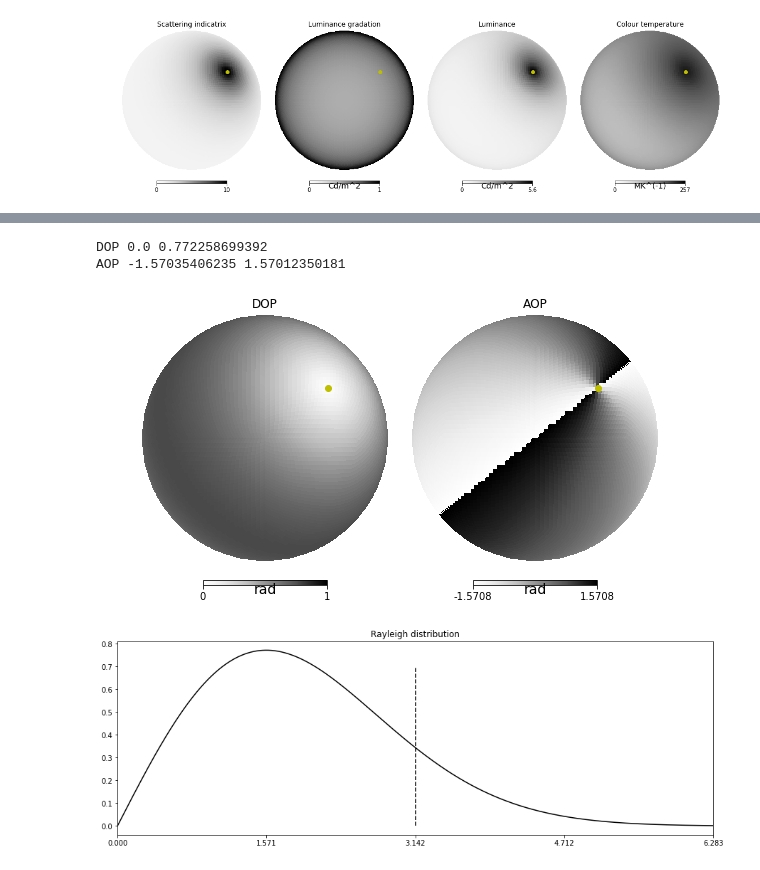
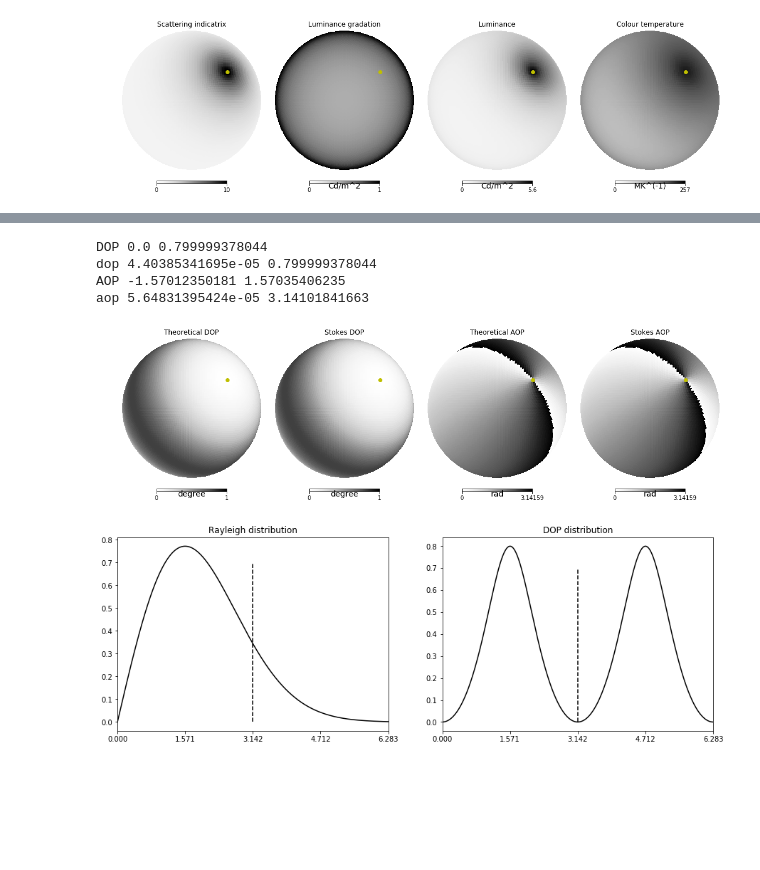
Before and after one commit to InsectRobotics/skylight, a Jupyter notebook: notebooks/polarisation.ipynb, the cells around one changed output, grey strips where cells are left out. Saved outputs shown, nothing was run; the diff lists cells and outputs as text; code cells hidden in the pictures; blank space fills up the shorter version.

Commit message:
Finalise the Stoke parameters and analyse the luminance in the parallel and perpendicular polarisation components

```diff
--- a/notebooks/polarisation.ipynb
+++ b/notebooks/polarisation.ipynb
@@ -91,34 +102,45 @@ plt.show()
 # %%
-DOP = np.zeros_like(I)
-DOP[I > 0] = np.sqrt(np.square(Q[I > 0]) + np.square(U[I > 0])) / I[I > 0]
+DOP = np.sqrt(np.square(Q) + np.square(U))
 print "DOP", DOP.min(), DOP.max()
+print "dop", sky.DOP.min(), sky.DOP.max()
 AOP = .5 * np.arctan2(U, Q)
 print "AOP", AOP.min(), AOP.max()
+print "aop", sky.AOP.min(), sky.AOP.max()
 # %% [output]
-DOP 0.0 0.772258699392
-AOP -1.57035406235 1.57012350181
+DOP 0.0 0.799999378044
+dop 4.40385341695e-05 0.799999378044
+AOP -1.57012350181 1.57035406235
+aop 5.64831395424e-05 3.14101841663
 # %%
-plt.figure(4, figsize=(15, 5))
+plt.figure(5, figsize=(15, 5))
+hp.orthview(sky.DOP, rot=sky.VIEW_ROT, min=0, max=1, flip="geo", cmap="Greys", half_sky=True,
+               title="Theoretical DOP", unit=r'degree', sub=(1,4,1), fig=5)
 hp.orthview(DOP, rot=sky.VIEW_ROT, min=0, max=1, flip="geo", cmap="Greys", half_sky=True,
-               title="DOP", unit=r'rad', sub=(1,4,1), fig=3)
-hp.orthview(AOP, rot=sky.VIEW_ROT, min=-np.pi/2, max=np.pi/2, flip="geo", cmap="Greys", half_sky=True,
-               title="AOP", unit=r'rad', sub=(1,4,2), fig=3)
-# hp.orthview(U, rot=sky.VIEW_ROT, min=-1, max=1, flip="geo", cmap="Greys", half_sky=True,
-#                title="U", unit=r'rad', sub=(1,4,3), fig=3)
-# hp.orthview(V, rot=sky.VIEW_ROT, min=-1, max=1, flip="geo", cmap="Greys", half_sky=True,
-#                title="V", unit=r'rad', sub=(1,4,4), fig=3)
+               title="Stokes DOP", unit=r'degree', sub=(1,4,2), fig=5)
+hp.orthview(sky.AOP, rot=sky.VIEW_ROT, min=0, max=np.pi, flip="geo", cmap="Greys", half_sky=True,
+               title="Theoretical AOP", unit=r'rad', sub=(1,4,3), fig=5)
+hp.orthview(AOP % np.pi, rot=sky.VIEW_ROT, min=0, max=np.pi, flip="geo", cmap="Greys", half_sky=True,
+               title="Stokes AOP", unit=r'rad', sub=(1,4,4), fig=5)
 hp.projplot(lat, lon, 'yo')
 plt.show()
 # %% [output]
-[figure, old version]
+[figure, new version]
 # %%
 plt.figure(5, figsize=(15, 5))
 x = np.linspace(0, 2 * np.pi, 1000, endpoint=True)
+plt.subplot(1,2,1)
 plt.plot(x, 2 * rayleigh(x), 'k-')
 plt.plot([np.pi, np.pi], [0, .7], 'k--')
 plt.xticks([0, np.pi/2, np.pi, 3*np.pi/2, 2*np.pi])
 plt.xlim([0,2*np.pi])
 plt.title("Rayleigh distribution")
+
+plt.subplot(1,2,2)
+plt.plot(x, degree_of_polarisation(x), 'k-')
+plt.plot([np.pi, np.pi], [0, .7], 'k--')
+plt.xticks([0, np.pi/2, np.pi, 3*np.pi/2, 2*np.pi])
+plt.xlim([0,2*np.pi])
+plt.title("DOP distribution")
 plt.show()
 # %% [output]
-[figure, old version]
+[figure, new version]
```
Also changed, not shown: parts of 5 cells of this notebook, 3 other files.
